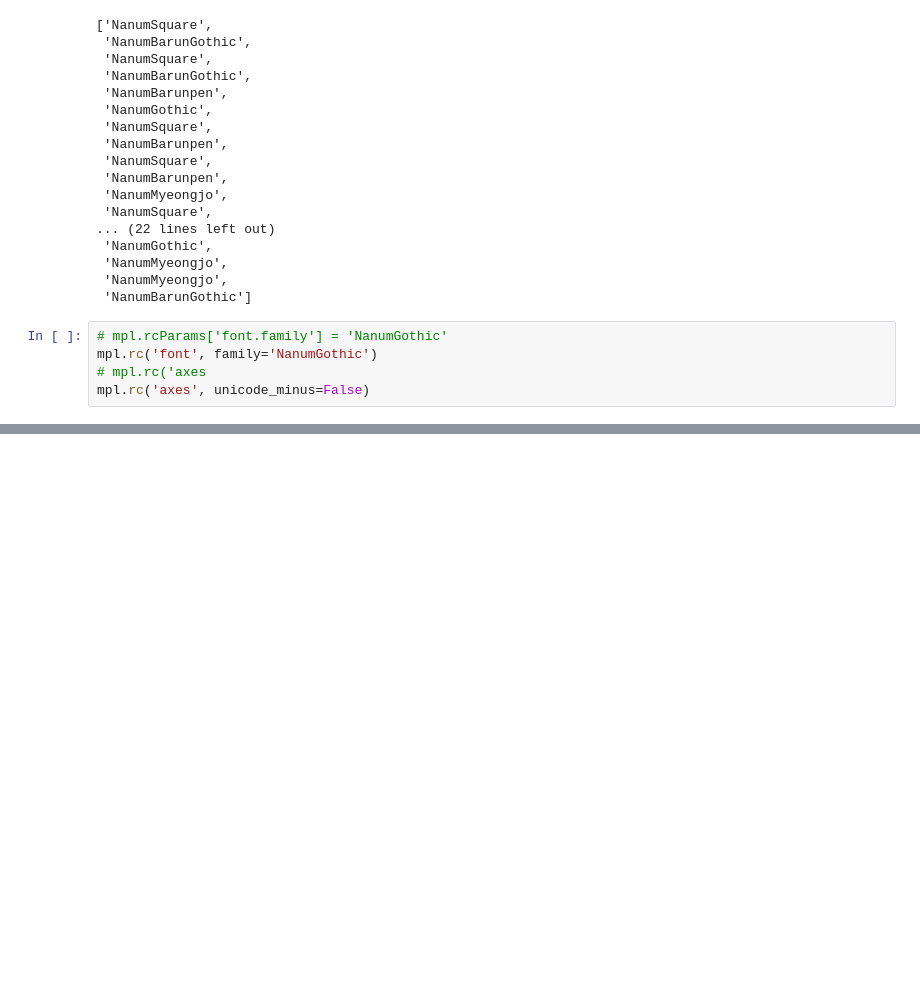
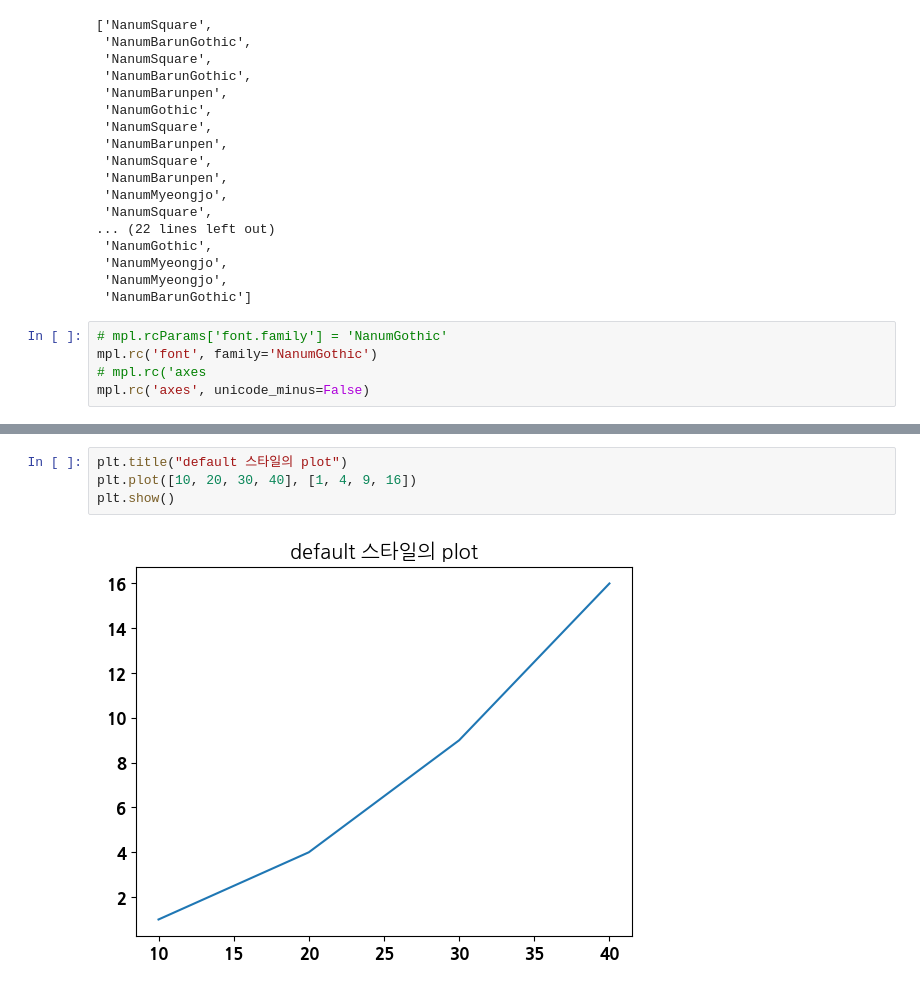
Before and after one commit to DeerWeak/pythonbasic, a Jupyter notebook: 230125python.ipynb, the cells around one changed output, grey strips where cells are left out. Drawn from its saved outputs; the diff is of its cells as text; blank space fills up the shorter version.

```diff
--- a/230125python.ipynb
+++ b/230125python.ipynb
@@ -512,0 +532,6 @@ mpl.rc('axes', unicode_minus=False)
+# %%
+plt.title("default 스타일의 plot")
+plt.plot([10, 20, 30, 40], [1, 4, 9, 16])
+plt.show()
+# %% [output]
+[figure, added]
```
Also changed, not shown: parts of 35 cells of this notebook.
